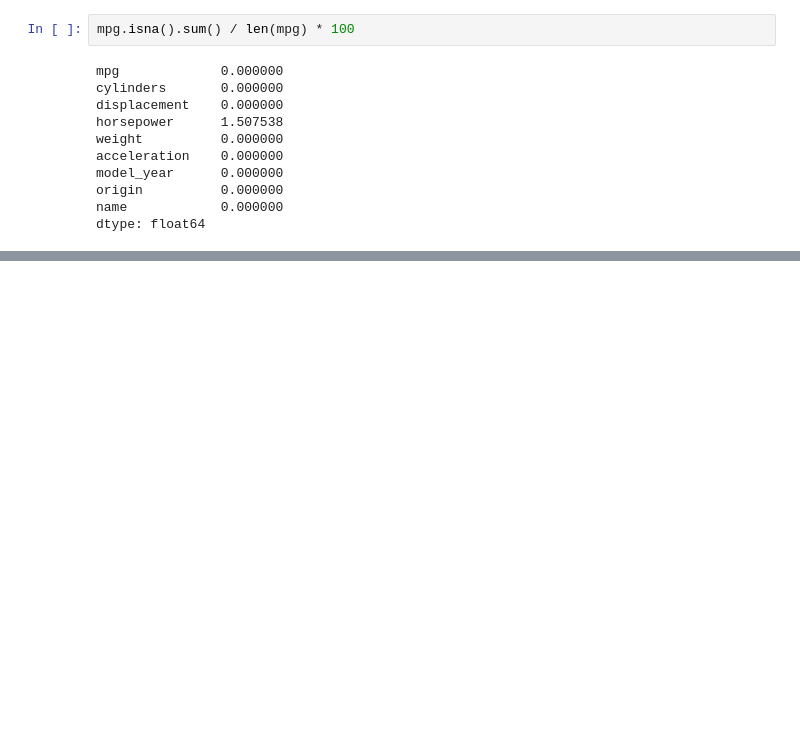
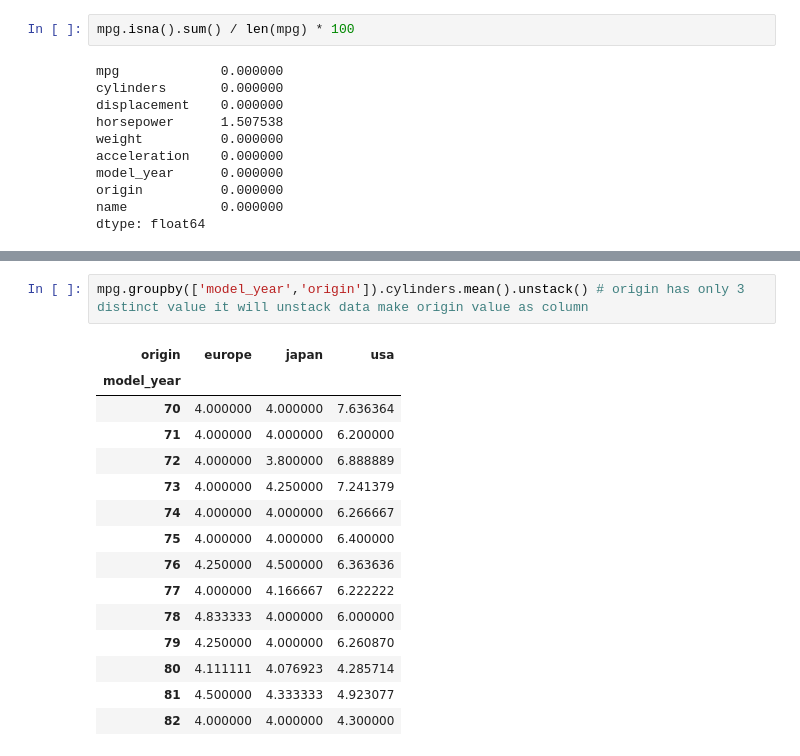
Before and after one commit to thekaif7/exploratory_data_analysis, a Jupyter notebook: EDA_1.ipynb, the cells around one changed output, grey strips where cells are left out. Cells and saved outputs as stored; diff of their text form; blank space fills up the shorter version.

```diff
--- a/EDA_1.ipynb
+++ b/EDA_1.ipynb
@@ -129,0 +221,18 @@ dtype: float64
+# %%
+mpg.groupby(['model_year','origin']).cylinders.mean().unstack() # origin has only 3 distinct value it will unstack data make origin value as column
+# %% [output]
+| origin | europe | japan | usa |
+| model_year |  |  |  |
+| 70 | 4.000000 | 4.000000 | 7.636364 |
+| 71 | 4.000000 | 4.000000 | 6.200000 |
+| 72 | 4.000000 | 3.800000 | 6.888889 |
+| 73 | 4.000000 | 4.250000 | 7.241379 |
+| 74 | 4.000000 | 4.000000 | 6.266667 |
+| 75 | 4.000000 | 4.000000 | 6.400000 |
+| 76 | 4.250000 | 4.500000 | 6.363636 |
+| 77 | 4.000000 | 4.166667 | 6.222222 |
+| 78 | 4.833333 | 4.000000 | 6.000000 |
+| 79 | 4.250000 | 4.000000 | 6.260870 |
+| 80 | 4.111111 | 4.076923 | 4.285714 |
+| 81 | 4.500000 | 4.333333 | 4.923077 |
+| 82 | 4.000000 | 4.000000 | 4.300000 |
```
Also changed, not shown: parts of 18 cells of this notebook.
